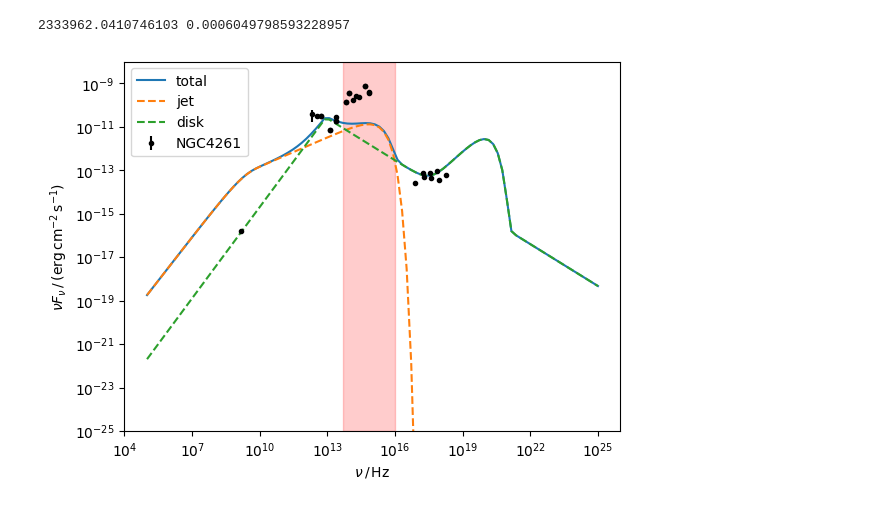
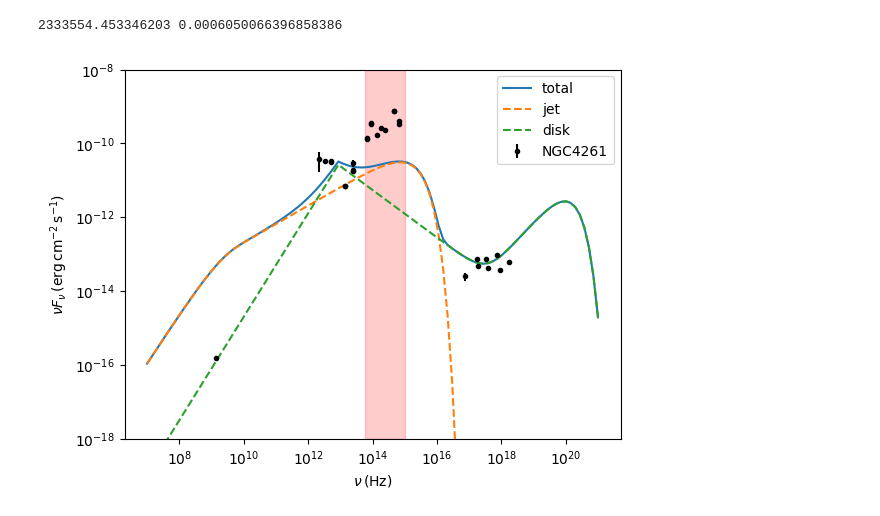
Before and after one commit to ArnauSanuy/Arnau, a Jupyter notebook: fit_disk_emission_NGC2787.ipynb, the cells around one changed output. Drawn from its saved outputs; the diff is of its cells as text; code cells hidden in the pictures.

```diff
--- a/fit_disk_emission_NGC2787.ipynb
+++ b/fit_disk_emission_NGC2787.ipynb
@@ -175,7 +175,7 @@ class NonThermalJetEmission(RegriddableModel1D):
         self.log10_gamma_min = Parameter(name, "log10_gamma_min", 1, min=0, max=4)
         self.log10_gamma_max = Parameter(name, "log10_gamma_max", 5, min=0, max=8)
         # source general parameters
-        self.z = Parameter(name, "z", 0.0029)
+        self.z = Parameter(name, "z", 0.00293)
         self.d_L = Parameter(name, "d_L", 4e25)
         # emission region parameters
         self.delta_D = Parameter(name, "delta_D", 10, min=-40, max=40)
@@ -246,7 +246,6 @@ jet = NonThermalJetEmission('jet')
 
 # thaw and freeze model parameters
 # - disk
-disk.log10_norm = 8
 disk.d_L = d_L
 disk.d_L.freeze()
 # - jet
@@ -255,7 +254,7 @@ jet.d_L.freeze()
 jet.z = z
 jet.z.freeze()
 
-jet.log10_gamma_min = np.log10(5)
+jet.log10_gamma_min = np.log10(1)
 jet.log10_gamma_min.freeze()
 jet.log10_gamma_max = 4
 jet.log10_gamma_max.freeze()
@@ -266,7 +265,7 @@ jet.delta_D = 5
 
 
 jet.log10_k_e = 2
-jet.p = 2.1
+jet.p = 2
 jet.log10_B = 0
 
 mdl = disk + jet
@@ -336,29 +335,11 @@ plt.show()
 # %%
 data = Data1D('fit example', x_new, y_new, yerr_new)
 # ignore black body emission from the Galaxy
-nu_min_fit = 5e13
-nu_max_fit = 1e16
-nu_min_fit2 = 1e21
-nu_max_fit2 = 1e26
+nu_min_fit = 6e13
+nu_max_fit = 1e15
 
 data.ignore(nu_min_fit, nu_max_fit)
-#data.ignore(nu_min_fit2, nu_max_fit2)
 # %%
-"""
-class UnitlessWrapper(ArithmeticModel):
-    def __init__(self, model):
-        self.model = model
-        super().__init__(name=model.name)
-
-    def calc(self, pars, x, *args, **kwargs):
-        y = self.model(x)
-        if hasattr(y, 'value'):
-            return y.value.ravel()
-        return np.asarray(y).ravel()
-
-jet_clean = UnitlessWrapper(jet)
-mdl = disk + jet_clean
-"""
 f = Fit(data, mdl, stat=Chi2())
 res = f.fit()
 print(res.format())
@@ -385,7 +383,7 @@ best_fit_m = 10 ** disk.log10_m.val
 best_fit_m_dot = 10 ** disk.log10_m_dot.val
 print(best_fit_m, best_fit_m_dot)
 
-nu = np.logspace(5, 25, 100)
+nu = np.logspace(7, 21, 100)
 
 ax.plot(
     nu,
@@ -396,35 +394,35 @@ ax.plot(
 ax.plot(
     nu,
     jet(nu),
     ls="--",
     label="jet",
 )
 ax.plot(
     nu,
     disk(nu),
     ls="--",
     label="disk",
 )
 ax.errorbar(
     x_new,
     y_new,
     yerr=yerr_new,
     ls="",
     marker=".",
     color="k",
     label="NGC4261"
 )
 ax.set_xscale("log")
 ax.set_yscale("log")
 ax.set_xlabel(sed_x_label)
 ax.set_ylabel(sed_y_label)
-ax.set_ylim([1e-25, 1e-8])
+ax.set_ylim([1e-18, 1e-8])
 #ax.plot(x_test, disk_y)
 #ax.plot(x_test, jet_y)
-ax.fill_betweenx([1e-25, 1e-8], nu_min_fit, nu_max_fit, color="red", alpha=0.2)
-#ax.fill_betweenx([1e-25, 1e-8], nu_min_fit2, nu_max_fit2, color="red", alpha=0.2)
+ax.fill_betweenx([1e-18, 1e-8], nu_min_fit, nu_max_fit, color="red", alpha=0.2)
 ax.legend()
+plt.savefig("NGC2787_jet_disk.png", dpi = 300, bbox_inches = 'tight')
 plt.show()
 # %% [output]
-2333962.0410746103 0.0006049798593228957
+2333554.453346203 0.0006050066396858386
-[figure, old version]
+[figure, new version]
```
Also changed, not shown: parts of 9 cells of this notebook, 2 other files.
